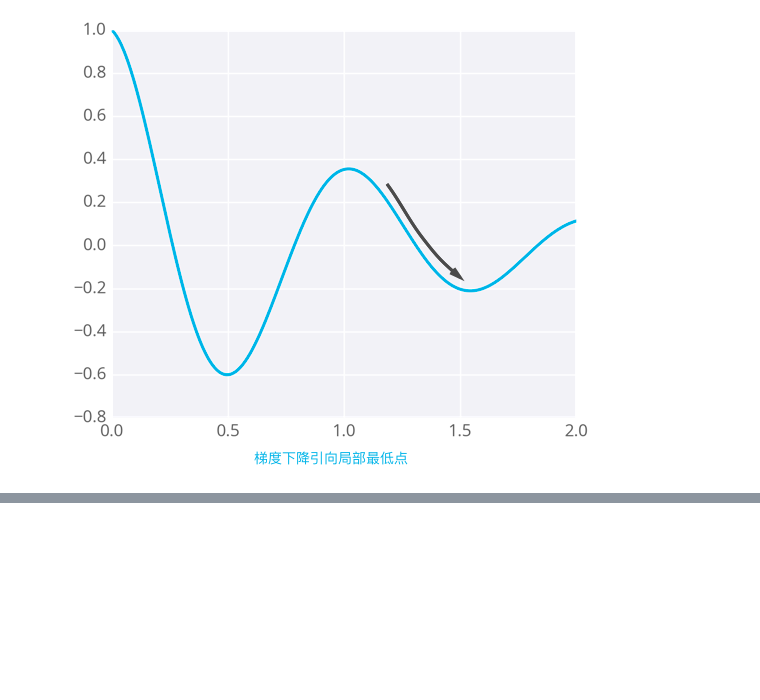
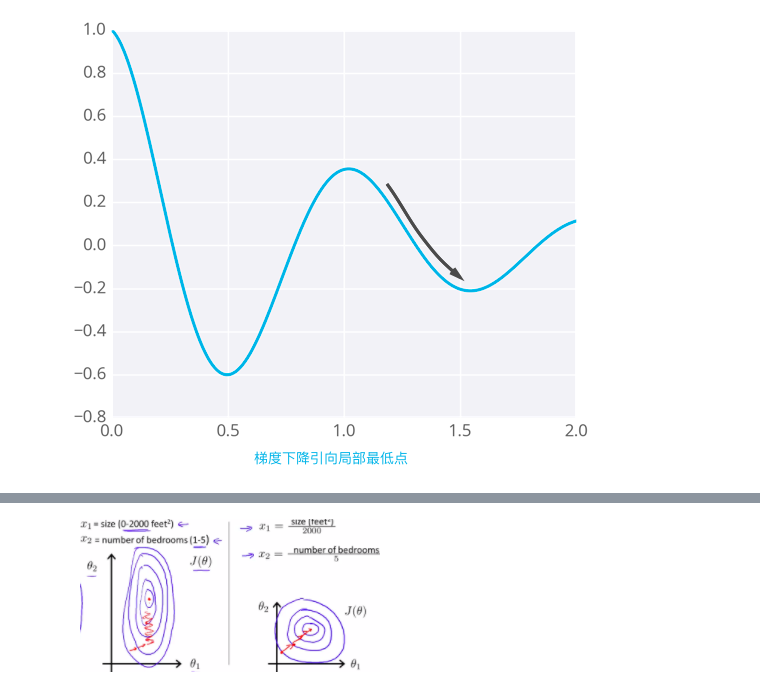
Before and after one commit to sshhan/practice, a Jupyter notebook: Summary_of_Gradient_descent.ipynb, the cells around one changed output, grey strips where cells are left out. Cells and saved outputs as stored; diff of their text form; code cells hidden in the pictures; blank space fills up the shorter version.

```diff
--- a/Summary_of_Gradient_descent.ipynb
+++ b/Summary_of_Gradient_descent.ipynb
@@ -43,0 +210,5 @@ Image("/Users/shangshuhan/practice/7.png")
+# %%
+from IPython.display import Image
+Image("/Users/shangshuhan/practice/11.png")
+# %% [output]
+[figure, added]
```
Also changed, not shown: parts of 25 cells of this notebook.
